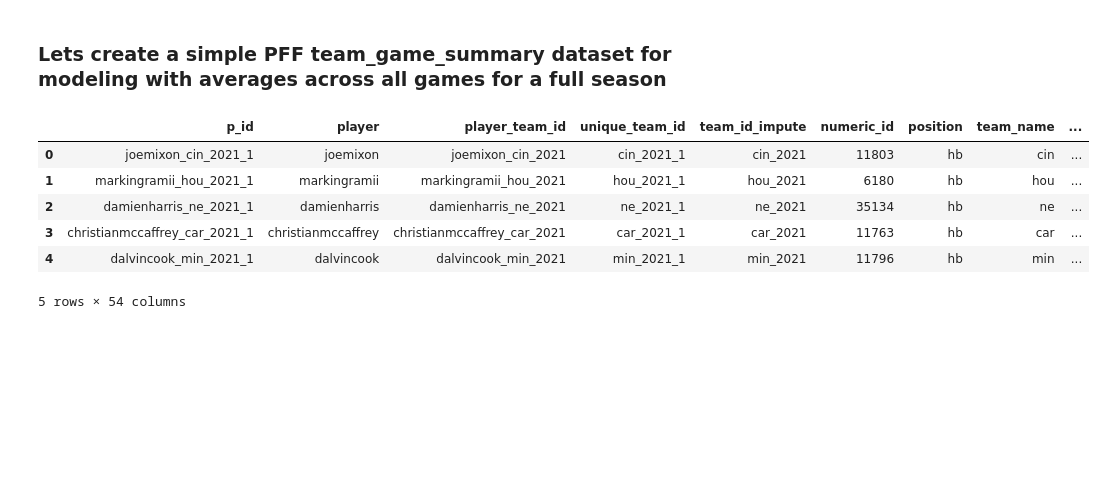
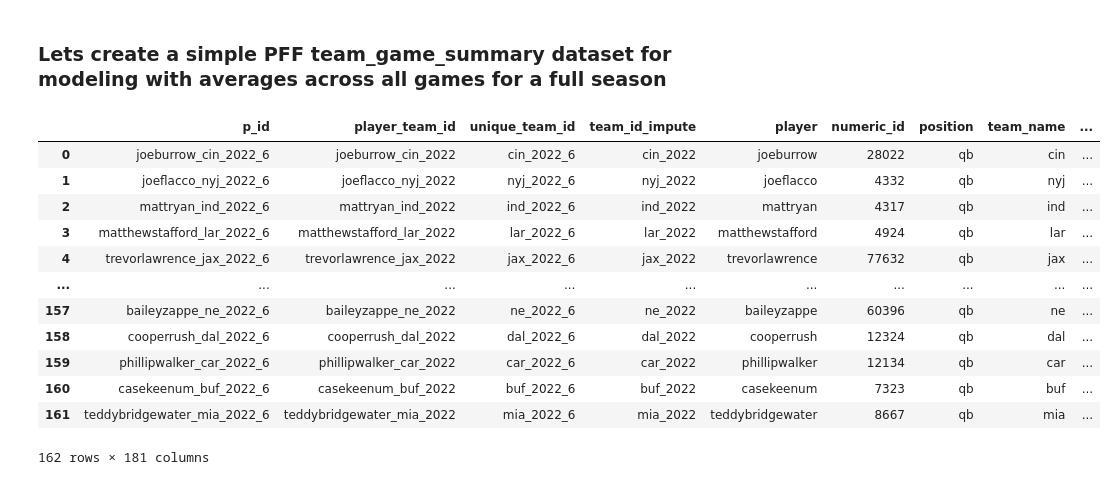
Before and after one commit to ajakks/nfl_models, a Jupyter notebook: create_modeling_data_sample_all.ipynb, the cells around one changed output. Cells and saved outputs as stored; diff of their text form; code cells hidden in the pictures; blank space fills up the shorter version.

```diff
--- a/create_modeling_data_sample_all.ipynb
+++ b/create_modeling_data_sample_all.ipynb
@@ -953,6 +953,22 @@ run_defense_summary_new = create_prefix(prefix="run_defense_", df=run_defense_su
 defense_coverage_scheme_new = create_prefix(prefix="def_coverage_scheme_", df=defense_coverage_scheme_new)
 defense_coverage_summary_new = create_prefix(prefix="def_coverage_summary_", df=defense_coverage_summary_new)
 slot_coverage_new= create_prefix(prefix="def_slot_coverage_", df=slot_coverage_new)
+# %%
+passing_concept_new
+# %% [output]
+|  | p_id | player_team_id | unique_team_id | team_id_impute | player | numeric_id | position | team_name | ... |
+| 0 | joeburrow_cin_2022_6 | joeburrow_cin_2022 | cin_2022_6 | cin_2022 | joeburrow | 28022 | qb | cin | ... |
+| 1 | joeflacco_nyj_2022_6 | joeflacco_nyj_2022 | nyj_2022_6 | nyj_2022 | joeflacco | 4332 | qb | nyj | ... |
+| 2 | mattryan_ind_2022_6 | mattryan_ind_2022 | ind_2022_6 | ind_2022 | mattryan | 4317 | qb | ind | ... |
+| 3 | matthewstafford_lar_2022_6 | matthewstafford_lar_2022 | lar_2022_6 | lar_2022 | matthewstafford | 4924 | qb | lar | ... |
+| 4 | trevorlawrence_jax_2022_6 | trevorlawrence_jax_2022 | jax_2022_6 | jax_2022 | trevorlawrence | 77632 | qb | jax | ... |
+| ... | ... | ... | ... | ... | ... | ... | ... | ... | ... |
+| 157 | baileyzappe_ne_2022_6 | baileyzappe_ne_2022 | ne_2022_6 | ne_2022 | baileyzappe | 60396 | qb | ne | ... |
+| 158 | cooperrush_dal_2022_6 | cooperrush_dal_2022 | dal_2022_6 | dal_2022 | cooperrush | 12324 | qb | dal | ... |
+| 159 | phillipwalker_car_2022_6 | phillipwalker_car_2022 | car_2022_6 | car_2022 | phillipwalker | 12134 | qb | car | ... |
+| 160 | casekeenum_buf_2022_6 | casekeenum_buf_2022 | buf_2022_6 | buf_2022 | casekeenum | 7323 | qb | buf | ... |
+| 161 | teddybridgewater_mia_2022_6 | teddybridgewater_mia_2022 | mia_2022_6 | mia_2022 | teddybridgewater | 8667 | qb | mia | ... |
+162 rows × 181 columns
 # %%
 ###Bring the historic and new player pool data together###
 # %%
@@ -1015,14 +1031,3 @@ slot_coverage.drop_duplicates(subset='p_id', inplace=True)
 
 st_kickers.drop_duplicates(subset='p_id', inplace=True)
 st_punters.drop_duplicates(subset='p_id', inplace=True)
-# %%
-rush_summ_conc_temp = rush_summ_conc[rush_summ_conc['position'] == 'hb']
-rush_summ_conc.head()
-# %% [output]
-|  | p_id | player | player_team_id | unique_team_id | team_id_impute | numeric_id | position | team_name | ... |
-| 0 | joemixon_cin_2021_1 | joemixon | joemixon_cin_2021 | cin_2021_1 | cin_2021 | 11803 | hb | cin | ... |
-| 1 | markingramii_hou_2021_1 | markingramii | markingramii_hou_2021 | hou_2021_1 | hou_2021 | 6180 | hb | hou | ... |
-| 2 | damienharris_ne_2021_1 | damienharris | damienharris_ne_2021 | ne_2021_1 | ne_2021 | 35134 | hb | ne | ... |
-| 3 | christianmccaffrey_car_2021_1 | christianmccaffrey | christianmccaffrey_car_2021 | car_2021_1 | car_2021 | 11763 | hb | car | ... |
-| 4 | dalvincook_min_2021_1 | dalvincook | dalvincook_min_2021 | min_2021_1 | min_2021 | 11796 | hb | min | ... |
-5 rows × 54 columns
```
Also changed, not shown: parts of 19 cells of this notebook, 1 other file.
